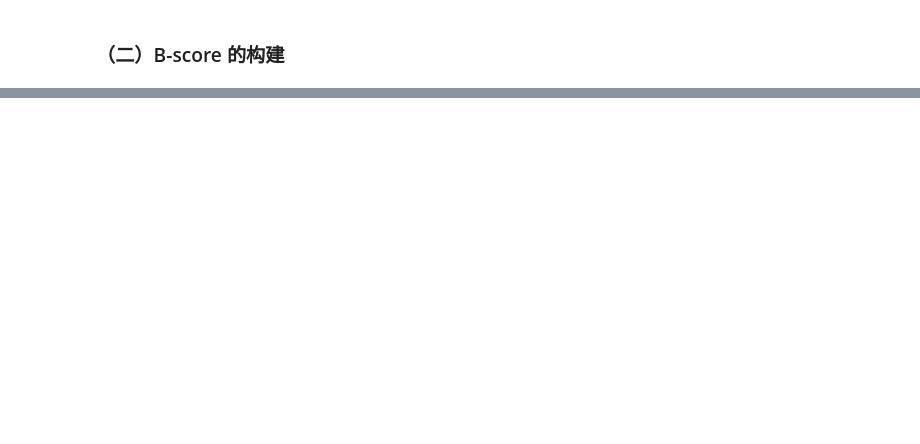
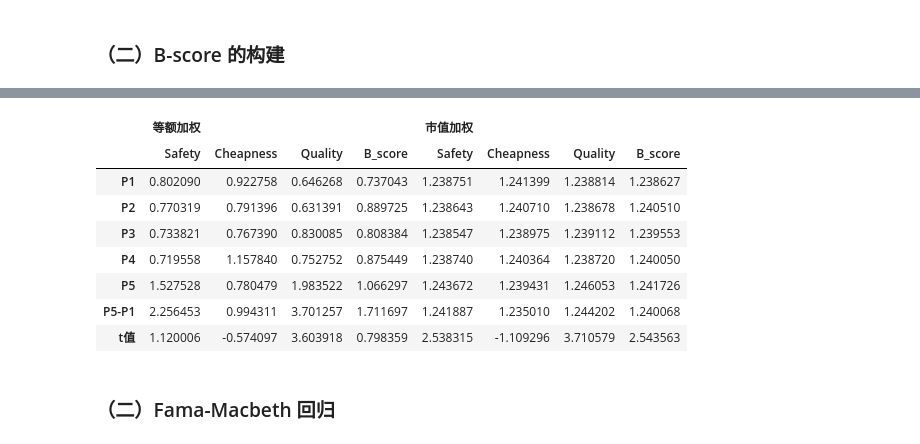
Before and after one commit to dafuzhuu/value_strategy, a Jupyter notebook: term project/main/main.ipynb, the cells around one changed output, grey strips where cells are left out. Drawn from its saved outputs; the diff is of its cells as text; code cells hidden in the pictures; blank space fills up the shorter version.

```diff
--- a/term project/main/main.ipynb
+++ b/term project/main/main.ipynb
@@ -140,0 +487,17 @@ inc_data = process_data(raw_data, "inc")
+# %%
+# import fama-french data
+fmf = pd.read_csv("../data/三因子模型指标/STK_MKT_THRFACMONTH.csv")
+fmf = fmf[fmf["MarkettypeID"] == "P9714"].reset_index(drop=True)
+single_fac_test_adj(indicator_mapping, fmf)
+# %% [output]
+|  | 等额加权 |  |  |  | 市值加权 |  |  |  |
+|  | Safety | Cheapness | Quality | B_score | Safety | Cheapness | Quality | B_score |
+| P1 | 0.802090 | 0.922758 | 0.646268 | 0.737043 | 1.238751 | 1.241399 | 1.238814 | 1.238627 |
+| P2 | 0.770319 | 0.791396 | 0.631391 | 0.889725 | 1.238643 | 1.240710 | 1.238678 | 1.240510 |
+| P3 | 0.733821 | 0.767390 | 0.830085 | 0.808384 | 1.238547 | 1.238975 | 1.239112 | 1.239553 |
+| P4 | 0.719558 | 1.157840 | 0.752752 | 0.875449 | 1.238740 | 1.240364 | 1.238720 | 1.240050 |
+| P5 | 1.527528 | 0.780479 | 1.983522 | 1.066297 | 1.243672 | 1.239431 | 1.246053 | 1.241726 |
+| P5-P1 | 2.256453 | 0.994311 | 3.701257 | 1.711697 | 1.241887 | 1.235010 | 1.244202 | 1.240068 |
+| t值 | 1.120006 | -0.574097 | 3.603918 | 0.798359 | 2.538315 | -1.109296 | 3.710579 | 2.543563 |
+# %% [markdown]
+### （二）Fama-Macbeth 回归
```
Also changed, not shown: parts of 42 cells of this notebook, 42 other files.
